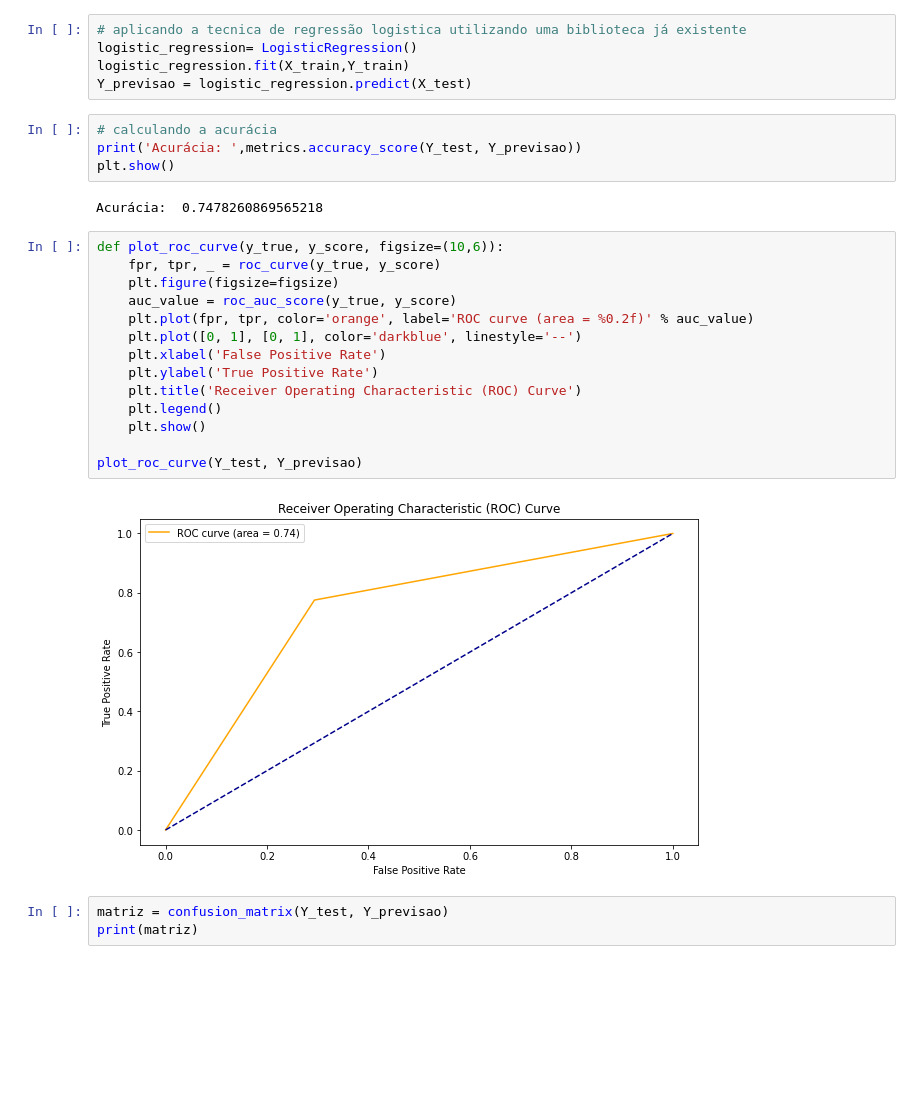
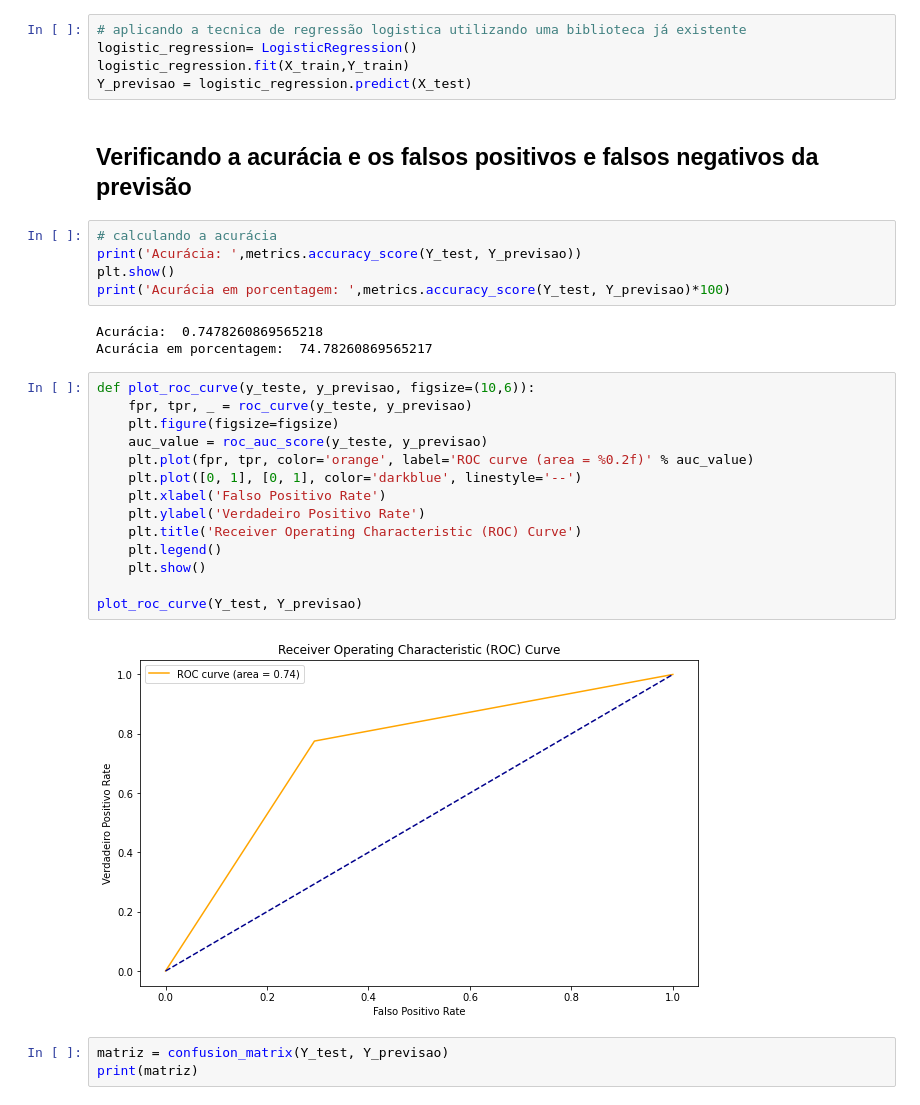
Before and after one commit to luanams/Projeto-2-cdados, a Jupyter notebook: PROJETO 2.ipynb, the cells around one changed output. Saved outputs shown, nothing was run; the diff lists cells and outputs as text; blank space fills up the shorter version.

```diff
--- a/PROJETO 2.ipynb
+++ b/PROJETO 2.ipynb
@@ -103,28 +97,32 @@ X_train,X_test,Y_train,Y_test = train_test_split(X,Y,test_size=0.20,random_state
 logistic_regression= LogisticRegression()
 logistic_regression.fit(X_train,Y_train)
 Y_previsao = logistic_regression.predict(X_test)
+# %% [markdown]
+## Verificando a acurácia e os falsos positivos e falsos negativos da previsão
 # %%
 # calculando a acurácia
 print('Acurácia: ',metrics.accuracy_score(Y_test, Y_previsao))
 plt.show()
+print('Acurácia em porcentagem: ',metrics.accuracy_score(Y_test, Y_previsao)*100)
 # %% [output]
 Acurácia:  0.7478260869565218
+Acurácia em porcentagem:  74.78260869565217
 # %%
-def plot_roc_curve(y_true, y_score, figsize=(10,6)):
-    fpr, tpr, _ = roc_curve(y_true, y_score)
+def plot_roc_curve(y_teste, y_previsao, figsize=(10,6)):
+    fpr, tpr, _ = roc_curve(y_teste, y_previsao)
     plt.figure(figsize=figsize)
-    auc_value = roc_auc_score(y_true, y_score)
+    auc_value = roc_auc_score(y_teste, y_previsao)
     plt.plot(fpr, tpr, color='orange', label='ROC curve (area = %0.2f)' % auc_value)
     plt.plot([0, 1], [0, 1], color='darkblue', linestyle='--')
-    plt.xlabel('False Positive Rate')
-    plt.ylabel('True Positive Rate')
+    plt.xlabel('Falso Positivo Rate')
+    plt.ylabel('Verdadeiro Positivo Rate')
     plt.title('Receiver Operating Characteristic (ROC) Curve')
     plt.legend()
     plt.show()
 
 plot_roc_curve(Y_test, Y_previsao)
 # %% [output]
-[figure, old version]
+[figure, new version]
 # %%
 matriz = confusion_matrix(Y_test, Y_previsao)
 print(matriz)
```
Also changed, not shown: parts of 9 cells of this notebook.
